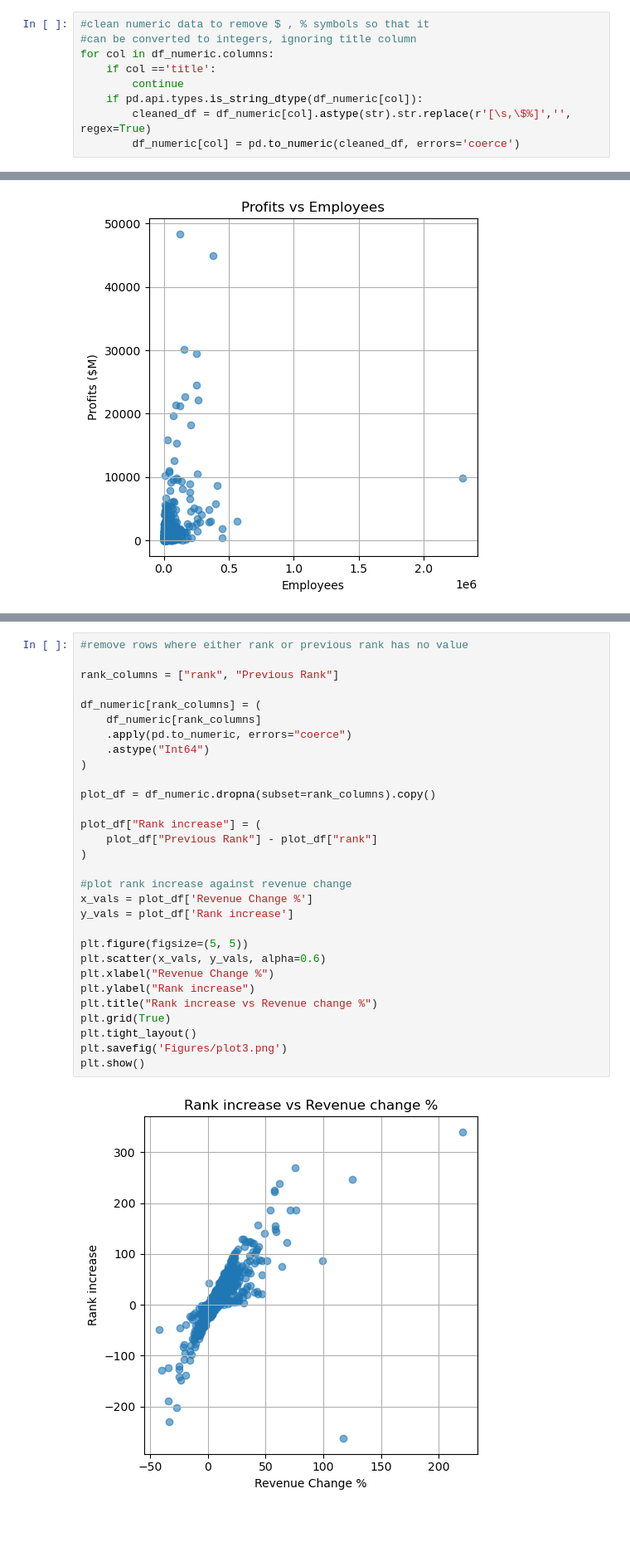
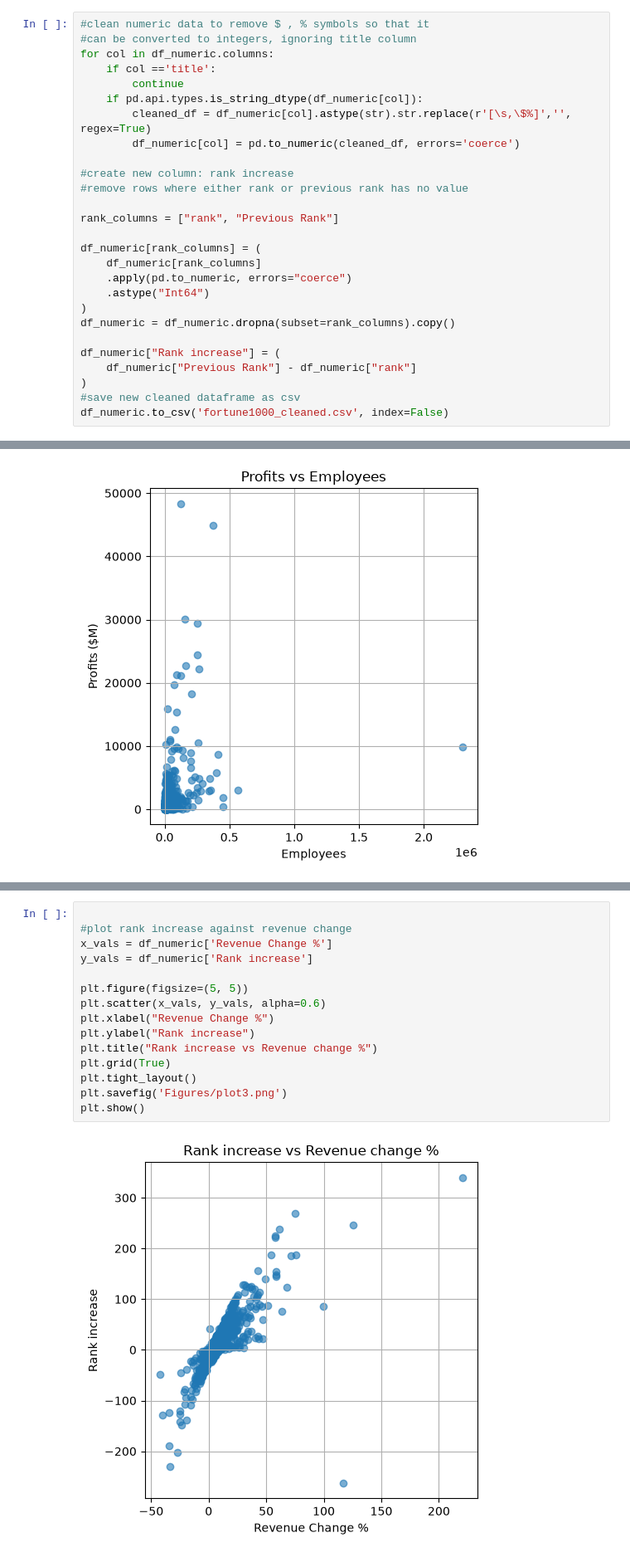
Before and after one commit to timchadwick-star/Internship, a Jupyter notebook: week01_python/data_project.ipynb, the cells around one changed output, grey strips where cells are left out. Shown at 83% size. Drawn from its saved outputs; the diff is of its cells as text; blank space fills up the shorter version.

```diff
--- a/week01_python/data_project.ipynb
+++ b/week01_python/data_project.ipynb
@@ -32,6 +32,24 @@ for col in df_numeric.columns:
     if pd.api.types.is_string_dtype(df_numeric[col]):
         cleaned_df = df_numeric[col].astype(str).str.replace(r'[\s,\$%]','', regex=True)
         df_numeric[col] = pd.to_numeric(cleaned_df, errors='coerce')
+
+#create new column: rank increase
+#remove rows where either rank or previous rank has no value
+
+rank_columns = ["rank", "Previous Rank"]
+
+df_numeric[rank_columns] = (
+    df_numeric[rank_columns]
+    .apply(pd.to_numeric, errors="coerce")
+    .astype("Int64")
+)
+df_numeric = df_numeric.dropna(subset=rank_columns).copy()
+
+df_numeric["Rank increase"] = (
+    df_numeric["Previous Rank"] - df_numeric["rank"]
+)
+#save new cleaned dataframe as csv
+df_numeric.to_csv('fortune1000_cleaned.csv', index=False)
 # %% [markdown]
 Code to print top 5 and bottom 5 companies data
 # %%
@@ -132,32 +150,17 @@ Create new column 'Increase in rank', plot against revenue change
 # %%
-#remove rows where either rank or previous rank has no value
-
-rank_columns = ["rank", "Previous Rank"]
-
-df_numeric[rank_columns] = (
-    df_numeric[rank_columns]
-    .apply(pd.to_numeric, errors="coerce")
-    .astype("Int64")
-)
-
-plot_df = df_numeric.dropna(subset=rank_columns).copy()
-
-plot_df["Rank increase"] = (
-    plot_df["Previous Rank"] - plot_df["rank"]
-)
 
 #plot rank increase against revenue change
-x_vals = plot_df['Revenue Change %']
-y_vals = plot_df['Rank increase']
+x_vals = df_numeric['Revenue Change %']
+y_vals = df_numeric['Rank increase']
 
 plt.figure(figsize=(5, 5))
 plt.scatter(x_vals, y_vals, alpha=0.6)
 plt.xlabel("Revenue Change %")
 plt.ylabel("Rank increase")
 plt.title("Rank increase vs Revenue change %")
 plt.grid(True)
 plt.tight_layout()
 plt.savefig('Figures/plot3.png')
 plt.show()
 # %% [output]
-[figure, old version]
+[figure, new version]
```
Also changed, not shown: parts of 3 cells of this notebook, 8 other files.
